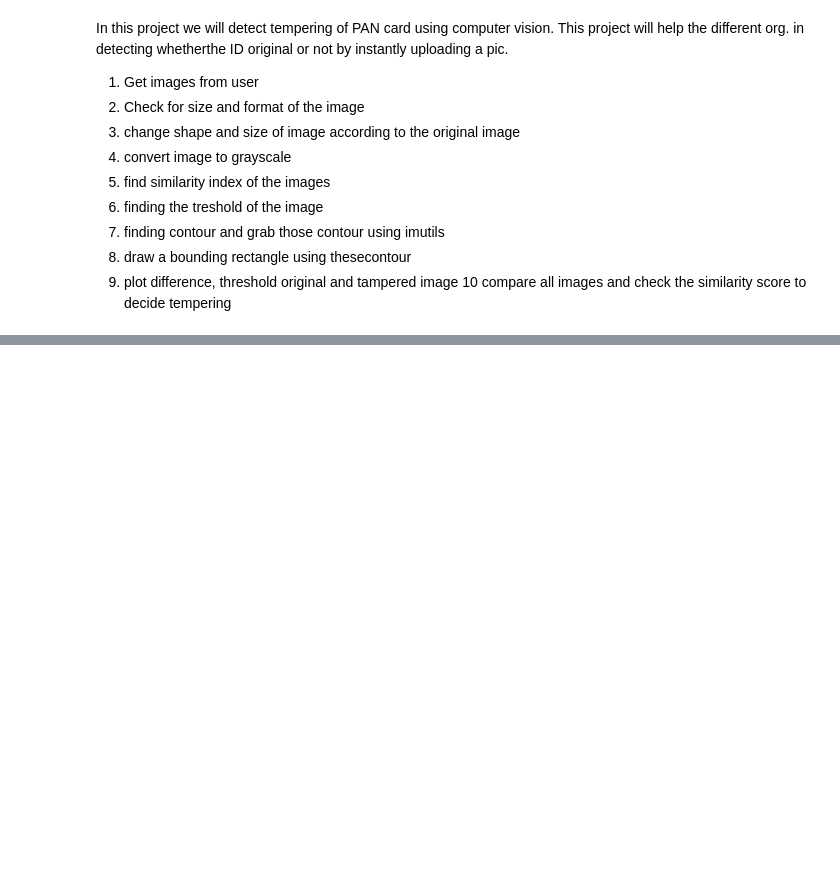
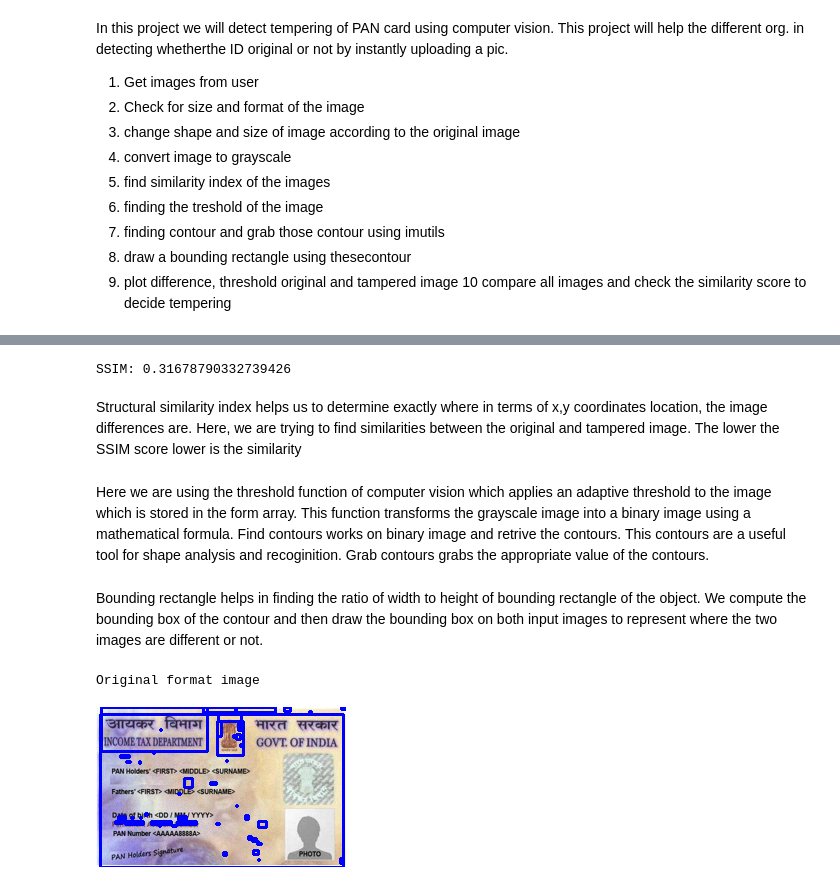
Before and after one commit to ElenaBara21/DataScienceProjects, a Jupyter notebook: ID_tampering_detection.ipynb, the cells around one changed output, grey strips where cells are left out. Saved outputs shown, nothing was run; the diff lists cells and outputs as text; code cells hidden in the pictures; blank space fills up the shorter version.

```diff
--- a/ID_tampering_detection.ipynb
+++ b/ID_tampering_detection.ipynb
@@ -27,0 +95,9 @@ import requests #fetch data from URL
+# %%
+#Compute the structural similarity Index(SSIM) between the two images ensuring that the difference image is returned
+(score, diff) = structural_similarity(original_gray, tampered_gray, full=True)
+diff = (diff * 255).astype("uint8")
+print("SSIM: {}". format(score))
+# %% [output]
+SSIM: 0.31678790332739426
+# %% [markdown]
+Structural similarity index helps us to determine exactly where in terms of x,y coordinates location, the image differences are. Here, we are trying to find similarities between the original and tampered image. The lower the SSIM score lower is the similarity
@@ -27,0 +109,3 @@ import requests #fetch data from URL
+# %% [markdown]
+Here we are using the threshold function of computer vision which applies an adaptive threshold to the image which is stored in the form array. This function transforms the grayscale image into a binary image using a mathematical formula.
+Find contours works on binary image and retrive the contours. This contours are a useful tool for shape analysis and recoginition. Grab contours grabs the appropriate value of the contours.
@@ -27,0 +119,9 @@ import requests #fetch data from URL
+# %% [markdown]
+Bounding rectangle helps in finding the ratio of width to height of bounding rectangle of the object. We compute the bounding box of the contour and then draw the bounding box on both input images to represent where the two images are different or not.
+# %%
+#Display original image with contour
+print('Original format image')
+Image.fromarray(original)
+# %% [output]
+Original format image
+[figure, added]
```
Also changed, not shown: parts of 24 cells of this notebook.
